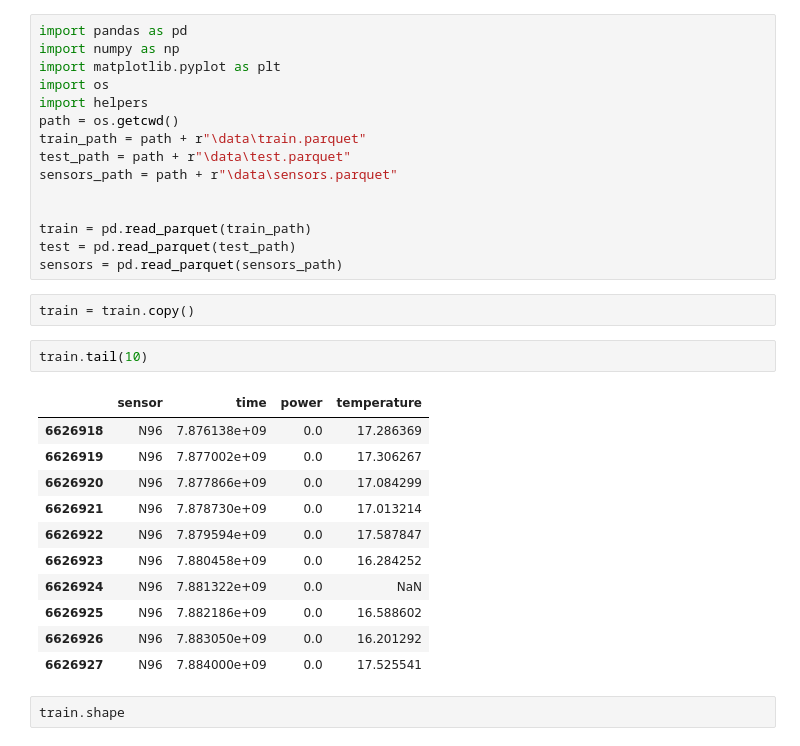
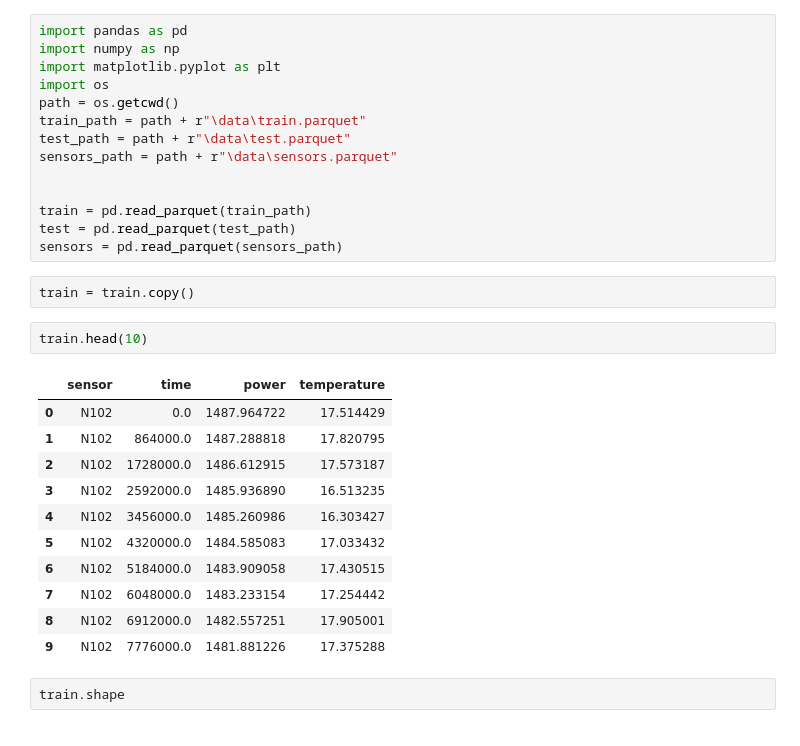
Before and after one commit to alicebeast/FinalProject_ML, a Jupyter notebook: projetdeAliceBG.ipynb, the cells around one changed output. Saved outputs shown, nothing was run; the diff lists cells and outputs as text.

```diff
--- a/projetdeAliceBG.ipynb
+++ b/projetdeAliceBG.ipynb
@@ -3,7 +3,6 @@ import pandas as pd
 import numpy as np
 import matplotlib.pyplot as plt
 import os
-import helpers
 path = os.getcwd()
 train_path = path + r"\data\train.parquet"
 test_path = path + r"\data\test.parquet"
@@ -15,20 +14,20 @@ test = pd.read_parquet(test_path)
 sensors = pd.read_parquet(sensors_path)
 # %%
 train = train.copy()
-# %%
-train.tail(10)
-# %% [output]
-|  | sensor | time | power | temperature |
-| 6626918 | N96 | 7.876138e+09 | 0.0 | 17.286369 |
-| 6626919 | N96 | 7.877002e+09 | 0.0 | 17.306267 |
-| 6626920 | N96 | 7.877866e+09 | 0.0 | 17.084299 |
-| 6626921 | N96 | 7.878730e+09 | 0.0 | 17.013214 |
-| 6626922 | N96 | 7.879594e+09 | 0.0 | 17.587847 |
-| 6626923 | N96 | 7.880458e+09 | 0.0 | 16.284252 |
-| 6626924 | N96 | 7.881322e+09 | 0.0 | NaN |
-| 6626925 | N96 | 7.882186e+09 | 0.0 | 16.588602 |
-| 6626926 | N96 | 7.883050e+09 | 0.0 | 16.201292 |
-| 6626927 | N96 | 7.884000e+09 | 0.0 | 17.525541 |
+# %%
+train.head(10)
+# %% [output]
+|  | sensor | time | power | temperature |
+| 0 | N102 | 0.0 | 1487.964722 | 17.514429 |
+| 1 | N102 | 864000.0 | 1487.288818 | 17.820795 |
+| 2 | N102 | 1728000.0 | 1486.612915 | 17.573187 |
+| 3 | N102 | 2592000.0 | 1485.936890 | 16.513235 |
+| 4 | N102 | 3456000.0 | 1485.260986 | 16.303427 |
+| 5 | N102 | 4320000.0 | 1484.585083 | 17.033432 |
+| 6 | N102 | 5184000.0 | 1483.909058 | 17.430515 |
+| 7 | N102 | 6048000.0 | 1483.233154 | 17.254442 |
+| 8 | N102 | 6912000.0 | 1482.557251 | 17.905001 |
+| 9 | N102 | 7776000.0 | 1481.881226 | 17.375288 |
 # %%
 train.shape
 # %% [output]
```
Also changed, not shown: parts of 12 cells of this notebook.
